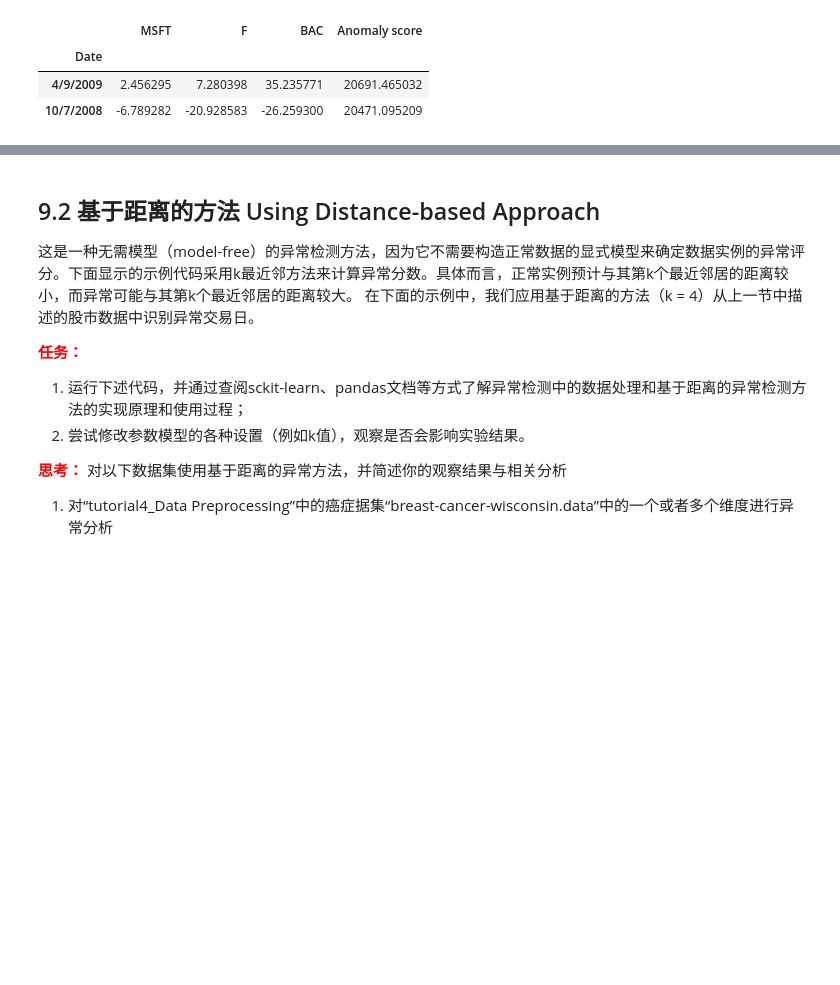
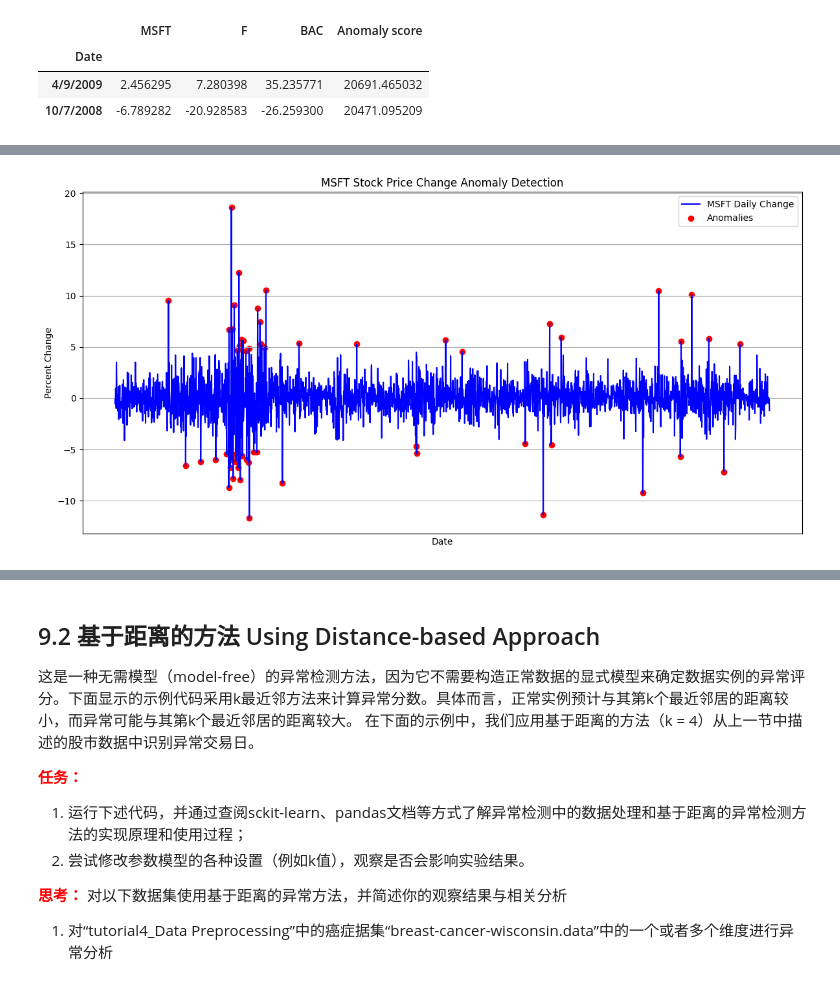
Before and after one commit to CSharperMantle/hdu2025_data_mining, a Jupyter notebook: exp_4/tutorial9_Anomaly Detection.ipynb, the cells around one changed output, grey strips where cells are left out. Saved outputs shown, nothing was run; the diff lists cells and outputs as text; code cells hidden in the pictures; blank space fills up the shorter version.

```diff
--- a/exp_4/tutorial9_Anomaly Detection.ipynb
+++ b/exp_4/tutorial9_Anomaly Detection.ipynb
@@ -112,7 +112,7 @@ BAC   2.788870  4.997405  13.770761
 X = delta.values
 S = covValue.values
 for i in range(3):
-    X[:, i] = X[:, i] - meanValue[i]
+    X[:, i] = X[:, i] - meanValue.iloc[i]
 
 
 def mahalanobis(row):
@@ -128,7 +128,7 @@ ax.set_xlabel("Microsoft")
 ax.set_ylabel("Ford")
 ax.set_zlabel("Bank of America")
 fig.colorbar(p)
-fig.show()
+plt.show()
 # %% [output]
 [figure]
 # %% [markdown]
@@ -167,0 +171,92 @@ Text(0, 0.5, 'Percent Change')
+# %%
+import matplotlib.pyplot as plt
+import numpy as np
+import pandas as pd
+from mpl_toolkits.mplot3d import Axes3D
+from scipy.stats import multivariate_normal
+
+stocks = pd.read_csv("stocks.csv", header="infer")
+stocks.index = stocks["Date"]
+stocks = stocks.drop(["Date"], axis=1)
+
+N, d = stocks.shape
+delta = pd.DataFrame(
+    100
+    * np.divide(
+        stocks.iloc[1:, :].values - stocks.iloc[: N - 1, :].values,
+        stocks.iloc[: N - 1, :].values,
+    ),
+    columns=stocks.columns,
+    index=stocks.iloc[1:].index,
+)
+
+msft_data = delta[["MSFT"]].copy()
+
+msft_mean = msft_data.mean().values[0]
+msft_std = msft_data.std().values[0]
+
+msft_data["Z-score"] = (msft_data["MSFT"] - msft_mean) / msft_std
+msft_data["Anomaly Score"] = np.abs(msft_data["Z-score"])
+
+threshold = 2.5
+msft_anomalies = msft_data[msft_data["Anomaly Score"] > threshold]
+
+plt.figure(figsize=(12, 6))
+plt.plot(msft_data.index, msft_data["MSFT"], "b-", label="MSFT Daily Change")
+plt.scatter(msft_anomalies.index, msft_anomalies["MSFT"], color="r", label="Anomalies")
+plt.title("MSFT Stock Price Change Anomaly Detection")
+plt.xlabel("Date")
+plt.ylabel("Percent Change")
+plt.xticks([])
+plt.legend()
+plt.grid(True)
+plt.tight_layout()
+plt.show()
+
+two_dim_data = delta[["MSFT", "F"]].copy()
+
+meanValue = two_dim_data.mean()
+covValue = two_dim_data.cov()
+
+X = two_dim_data.values
+S = covValue.values
+for i in range(2):
+    X[:, i] = X[:, i] - meanValue.iloc[i]
+
+
+def mahalanobis(row):
+    return np.matmul(row, np.linalg.inv(S)).dot(row)
+
+
+anomaly_score = np.apply_along_axis(mahalanobis, axis=1, arr=X)
+two_dim_data["Anomaly Score"] = anomaly_score
+
+threshold = np.percentile(anomaly_score, 95)
+two_dim_anomalies = two_dim_data[two_dim_data["Anomaly Score"] > threshold]
+
+plt.figure(figsize=(10, 8))
+plt.scatter(
+    two_dim_data["MSFT"],
+    two_dim_data["F"],
+    c=two_dim_data["Anomaly Score"],
+    cmap="jet",
+    alpha=0.7,
+)
+plt.scatter(
+    two_dim_anomalies["MSFT"],
+    two_dim_anomalies["F"],
+    color="red",
+    marker="x",
+    s=100,
+    label="Anomalies",
+)
+plt.colorbar(label="Anomaly Score (Mahalanobis Distance)")
+plt.xlabel("Microsoft Percent Change")
+plt.ylabel("Ford Percent Change")
+plt.title("Two-Dimensional Anomaly Detection (MSFT & Ford)")
+plt.legend()
+plt.grid(True)
+plt.tight_layout()
+plt.show()
+# %% [output]
+[figure, added]
```
Also changed, not shown: parts of 10 cells of this notebook, 1 other file.
